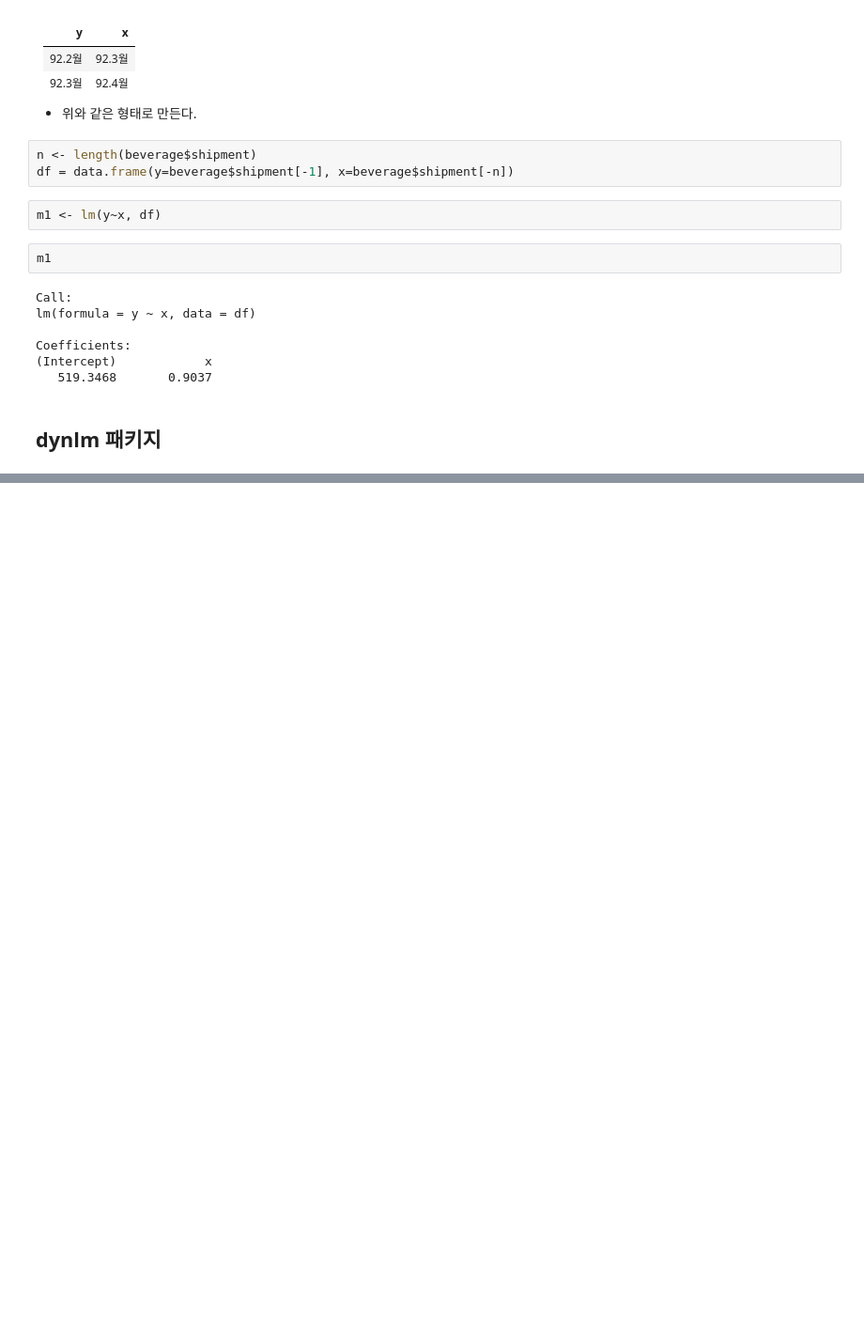
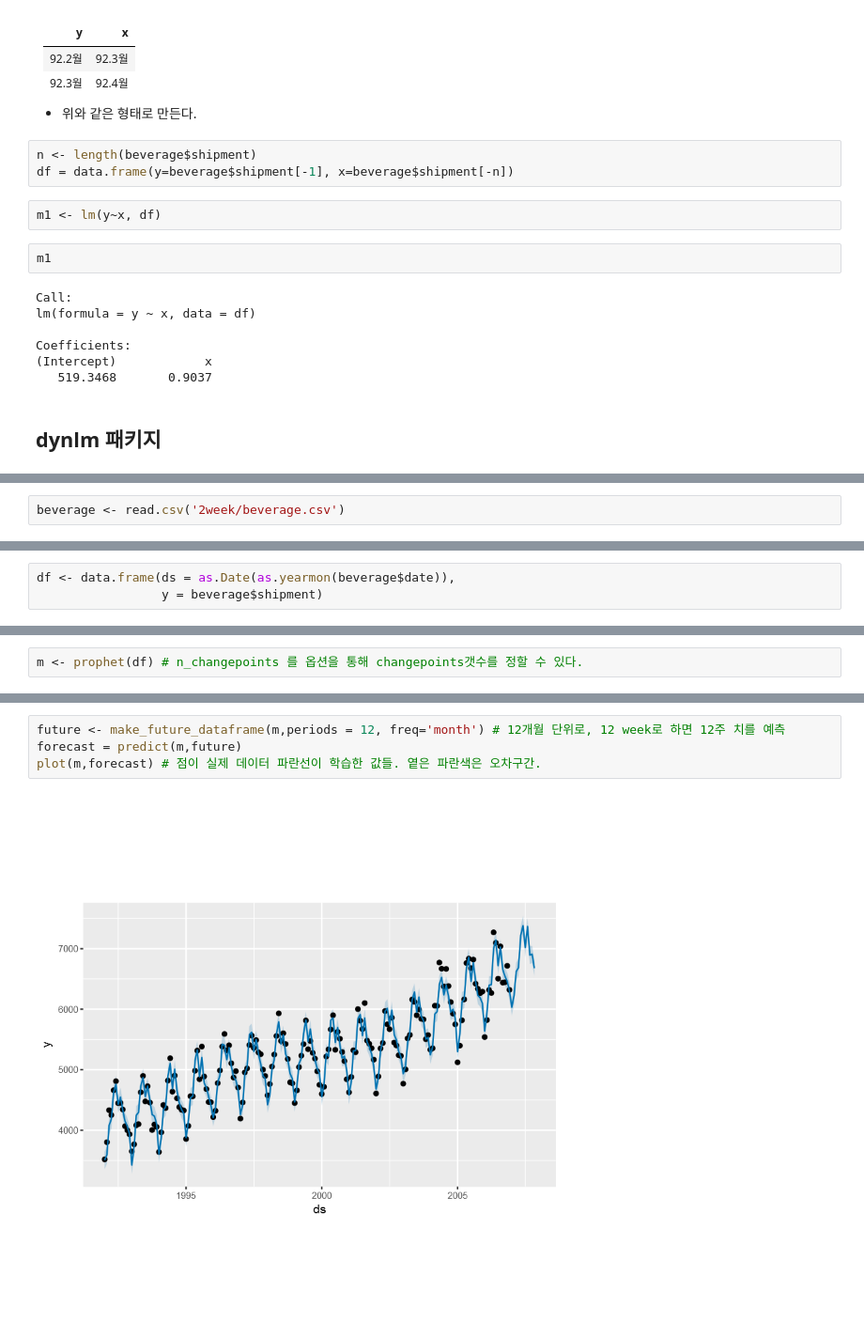
Before and after one commit to byungjun0689/DataScience, a Jupyter notebook: 4. KMU/Third Semester/04. DataScience Practice/02. TimeSeries/3. TimeSeries_Prophet.ipynb, the cells around one changed output, grey strips where cells are left out. Shown at 94% size. Drawn from its saved outputs; the diff is of its cells as text; blank space fills up the shorter version.

```diff
--- a/4. KMU/Third Semester/04. DataScience Practice/02. TimeSeries/3. TimeSeries_Prophet.ipynb
+++ b/4. KMU/Third Semester/04. DataScience Practice/02. TimeSeries/3. TimeSeries_Prophet.ipynb
@@ -84,0 +78,2 @@ ERROR: Error in library(dynlm): there is no package called 'dynlm'
+# %%
+beverage <- read.csv('2week/beverage.csv')
@@ -84,0 +139,3 @@ ERROR: Error in library(dynlm): there is no package called 'dynlm'
+# %%
+df <- data.frame(ds = as.Date(as.yearmon(beverage$date)),
+                 y = beverage$shipment)
@@ -84,0 +156,2 @@ ERROR: Error in library(dynlm): there is no package called 'dynlm'
+# %%
+m <- prophet(df) # n_changepoints 를 옵션을 통해 changepoints갯수를 정할 수 있다.
@@ -84,0 +193,6 @@ ERROR: Error in library(dynlm): there is no package called 'dynlm'
+# %%
+future <- make_future_dataframe(m,periods = 12, freq='month') # 12개월 단위로, 12 week로 하면 12주 치를 예측
+forecast = predict(m,future)
+plot(m,forecast) # 점이 실제 데이터 파란선이 학습한 값들. 옅은 파란색은 오차구간.
+# %% [output]
+[figure, added]
```
Also changed, not shown: parts of 22 cells of this notebook, 18 other files.
